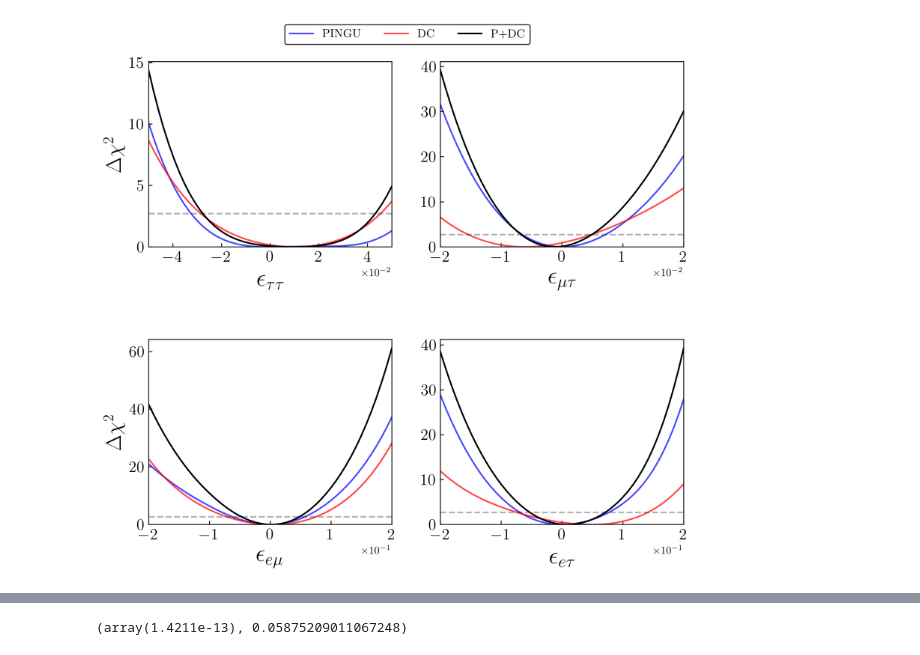
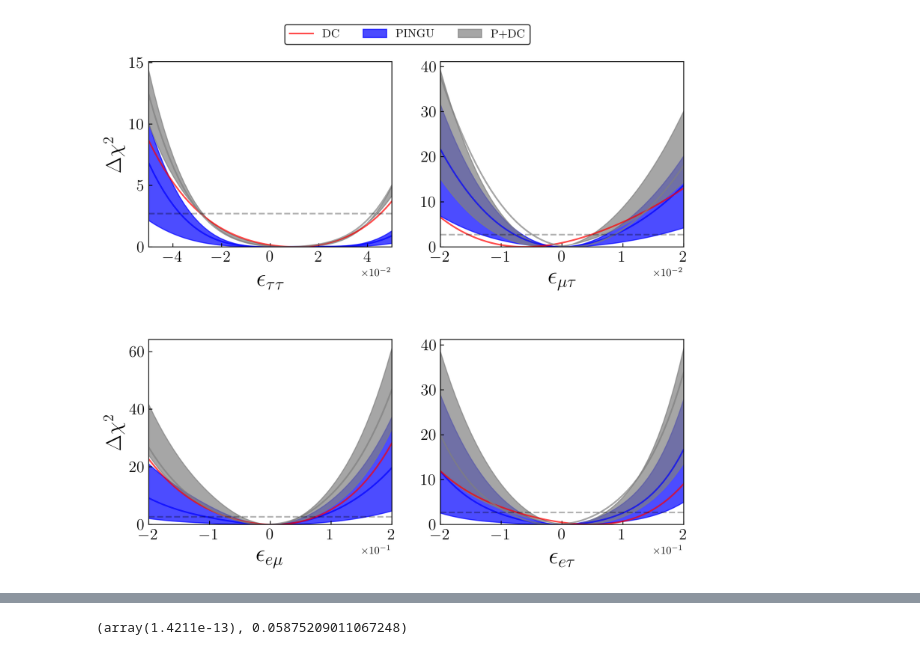
Before and after one commit to Sjoeborg/thesis, a Jupyter notebook: notebooks/joint.ipynb, the cells around one changed output, grey strips where cells are left out. Cells and saved outputs as stored; diff of their text form; code cells hidden in the pictures.

```diff
--- a/notebooks/joint.ipynb
+++ b/notebooks/joint.ipynb
@@ -53,0 +37,9 @@ param_list = list_of_params_nsi(param_dict, dm31_range, th23_range,ett_range, em
+# %%
+ndim = 3
+livetime = 3*365*24*3600 #Effective livetime table1 DC2019 2.45
+ordering = 'NO'
+IO = False if ordering == 'NO' else True
+worst_cases={}
+normal_cases={}
+best_cases={}
+nsi_list = ['ett','emt','eem','eet']
@@ -379,11 +273,4 @@ _ = call('pdfcrop latex/article/figures/emm_emp_contour.pdf latex/article/figure
 # %%
-#DC_marg_NO = [DC_marginalized_ett,DC_marginalized_emt,DC_marginalized_eem,DC_marginalized_eet]
-#PINGU_marg_NO = [PINGU_marginalized_ett,PINGU_marginalized_emt,PINGU_marginalized_eem,PINGU_marginalized_eet]
-#joint_marg_NO = [joint_marginalized_ett,joint_marginalized_emt,joint_marginalized_eem,joint_marginalized_eet]
-D_marg_NO = [D_interpolated_ett,D_interpolated_emt,D_interpolated_eem,D_interpolated_eet]
-P_marg_NO = [P_interpolated_ett,P_interpolated_emt,P_interpolated_eem,P_interpolated_eet]
-PD_marg_NO = [PD_interpolated_ett,PD_interpolated_emt,PD_interpolated_eem,PD_interpolated_eet]
-
 nsi_param_range = [np.linspace(-5e-2,5e-2,9),np.linspace(-2e-2,2e-2,9), np.linspace(-2e-1,2e-1,9), np.linspace(-2e-1,2e-1,9)]
 
 print('hard-coded nsi_ranges')
@@ -395,20 +282,15 @@ demidov_eem = (-0.21, 0.20)
 demidov_eet = (-0.19, 0.20)
 xlabels = [r'$\epsilon_{\tau\tau}$', r'$\epsilon_{\mu\tau}$', r'$\epsilon_{e\mu}$', r'$\epsilon_{e\tau}$']
 demidovs =[demidov_ett, demidov_emt, demidov_eem, demidov_eet]
+
 for i in range(4):
     finer_e_range = np.linspace(nsi_param_range[i].min(),nsi_param_range[i].max(),49)
-    #interpolated_PINGU = splev(np.linspace(nsi_param_range[i].min(),nsi_param_range[i].max(),50),splrep(nsi_param_range[i], PINGU_marg_NO[i]))
-    #interpolated_DC = splev(np.linspace(nsi_param_range[i].min(),nsi_param_range[i].max(),50),splrep(nsi_param_range[i], DC_marg_NO[i]))
-    #interpolated_joint = splev(np.linspace(nsi_param_range[i].min(),nsi_param_range[i].max(),50),splrep(nsi_param_range[i], joint_marg_NO[i]))
 
-    ax[i].plot(finer_e_range, P_marg_NO[i], label='PINGU', alpha=0.7, c='b', lw=1.5)
-    ax[i].plot(finer_e_range, D_marg_NO[i], label='DC', alpha=0.7, c='r', lw=1.5)
-    ax[i].plot(finer_e_range, PD_marg_NO[i], label='P+DC', color='k', lw=1.5)
-    '''
-    ax[i].plot(nsi_param_range[i], PINGU_marg_NO[i], label='PINGU', alpha=0.4, c='b', lw=1)
-    ax[i].plot(nsi_param_range[i], DC_marg_NO[i], label='DC', alpha=0.4, c='g', lw=1)
-    ax[i].plot(nsi_param_range[i], joint_marg_NO[i], label='Joint', color='k', lw=1)
-    '''
+    ax[i].fill_between(finer_e_range, worst_cases[f'P_{nsi_list[i]}'], best_cases[f'P_{nsi_list[i]}'], label='PINGU', alpha=0.7, color='b')
+    ax[i].plot(finer_e_range, normal_cases[f'P_{nsi_list[i]}'], alpha=0.7, color='b', lw=1.5)
+    ax[i].plot(finer_e_range, normal_cases[f'D_{nsi_list[i]}'], label='DC', alpha=0.7, color='r', lw=1.5)
+    ax[i].fill_between(finer_e_range, worst_cases[f'PD_{nsi_list[i]}'], best_cases[f'PD_{nsi_list[i]}'], label='P+DC', alpha=0.7, color='grey')
+    ax[i].plot(finer_e_range, normal_cases[f'PD_{nsi_list[i]}'], alpha=0.7, color='grey')
 
     ax[i].axhline(chi2.ppf(0.9,1), alpha=0.3, c='black', ls = '--')
 
@@ -419,24 +301,46 @@ for i in range(4):
     ax[i].set_xlabel(xlabels[i], fontsize=23)
     ax[i].tick_params(labelsize=15,axis='both', direction='in', which='both')
     ax[i].ticklabel_format(axis="x", style="sci", scilimits=(0,0))
-
-    cl_90_bounds_PINGU = splrep(finer_e_range, P_marg_NO[i]- chi2.ppf(0.9,1))
-    three_sigma_bounds_PINGU = splrep(finer_e_range, P_marg_NO[i]- chi2.ppf(0.9973,1))
+    '''
+    cl_90_bounds_PINGU_best = splrep(finer_e_range, P_marg_NO_best[i]- chi2.ppf(0.9,1))
+    three_sigma_bounds_PINGU_best = splrep(finer_e_range, P_marg_NO_best[i]- chi2.ppf(0.9973,1))
 
 
 
-    cl_90_bounds_DC = splrep(finer_e_range, D_marg_NO[i]- chi2.ppf(0.9,1))
+    cl_90_bounds_DC= splrep(finer_e_range, D_marg_NO[i]- chi2.ppf(0.9,1))
     three_sigma_bounds_DC = splrep(finer_e_range, D_marg_NO[i]- chi2.ppf(0.9973,1))
 
-    cl_90_bounds_joint = splrep(finer_e_range, PD_marg_NO[i]- chi2.ppf(0.9,1))
-    three_sigma_bounds_joint = splrep(finer_e_range, PD_marg_NO[i]- chi2.ppf(0.9973,1))
-    print('PINGU', f_PINGU)
-    print(xlabels[i]+'\n'+f'90CL: {sproot(cl_90_bounds_PINGU)}\n'+f'3sigma: {sproot(three_sigma_bounds_PINGU)}\n')
-    print('DC')
-    print(xlabels[i]+'\n'+f'90CL: {sproot(cl_90_bounds_DC)}\n'+f'3sigma: {sproot(three_sigma_bounds_DC)}\n')
-    print('joint')
-    print(xlabels[i]+'\n'+f'90CL: {sproot(cl_90_bounds_joint)}\n'+f'3sigma: {sproot(three_sigma_bounds_joint)}\n')
+    cl_90_bounds_joint_best = splrep(finer_e_range, PD_marg_NO_best[i]- chi2.ppf(0.9,1))
+    three_sigma_bounds_joint_best = splrep(finer_e_range, PD_marg_NO_best[i]- chi2.ppf(0.9973,1))
 
+    cl_90_bounds_PINGU_worst = splrep(finer_e_range, P_marg_NO_worst[i]- chi2.ppf(0.9,1))
+    three_sigma_bounds_PINGU_worst = splrep(finer_e_range, P_marg_NO_worst[i]- chi2.ppf(0.9973,1))
+
+
+
+    cl_90_bounds_DC= splrep(finer_e_range, D_marg_NO[i]- chi2.ppf(0.9,1))
+    three_sigma_bounds_DC = splrep(finer_e_range, D_marg_NO[i]- chi2.ppf(0.9973,1))
+
+    cl_90_bounds_joint_worst = splrep(finer_e_range, PD_marg_NO_worst[i]- chi2.ppf(0.9,1))
+    three_sigma_bounds_joint_worst = splrep(finer_e_range, PD_marg_NO_worst[i]- chi2.ppf(0.9973,1))
+
+
+    P_90_best.append(np.round(sproot(cl_90_bounds_PINGU_best),3))
+    P_3s_best.append(np.round(sproot(three_sigma_bounds_PINGU_best),3))
+
+    D_90.append(np.round(sproot(cl_90_bounds_DC),3))
+    D_3s.append(np.round(sproot(three_sigma_bounds_DC),3))
+
+    PD_90_best.append(np.round(sproot(cl_90_bounds_joint_best),3))
+    PD_3s_best.append(np.round(sproot(three_sigma_bounds_joint_best),3))
+
+    P_90_worst.append(np.round(sproot(cl_90_bounds_PINGU_worst),3))
+    P_3s_worst.append(np.round(sproot(three_sigma_bounds_PINGU_worst),3))
+
+
+    PD_90_worst.append(np.round(sproot(cl_90_bounds_joint_worst),3))
+    PD_3s_worst.append(np.round(sproot(three_sigma_bounds_joint_worst),3))
+    '''
 ax[0].set_ylabel(r'$\Delta \chi^2$', fontsize=20)
 ax[2].set_ylabel(r'$\Delta \chi^2$', fontsize=20)
 handles, labels = ax[1].get_legend_handles_labels()
@@ -467 +355 @@ $\epsilon_{e\tau}$
-[figure, old version]
+[figure, new version]
```
Also changed, not shown: parts of 25 cells of this notebook, 12 other files.
